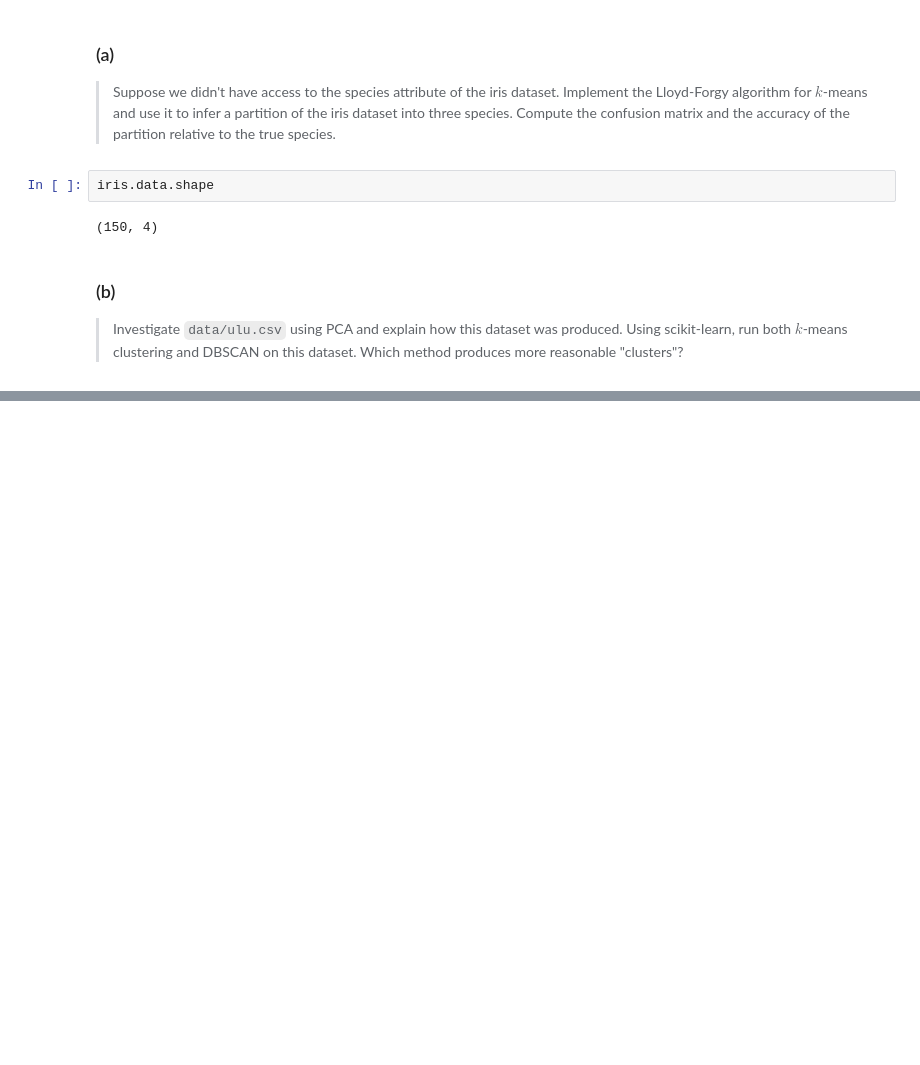
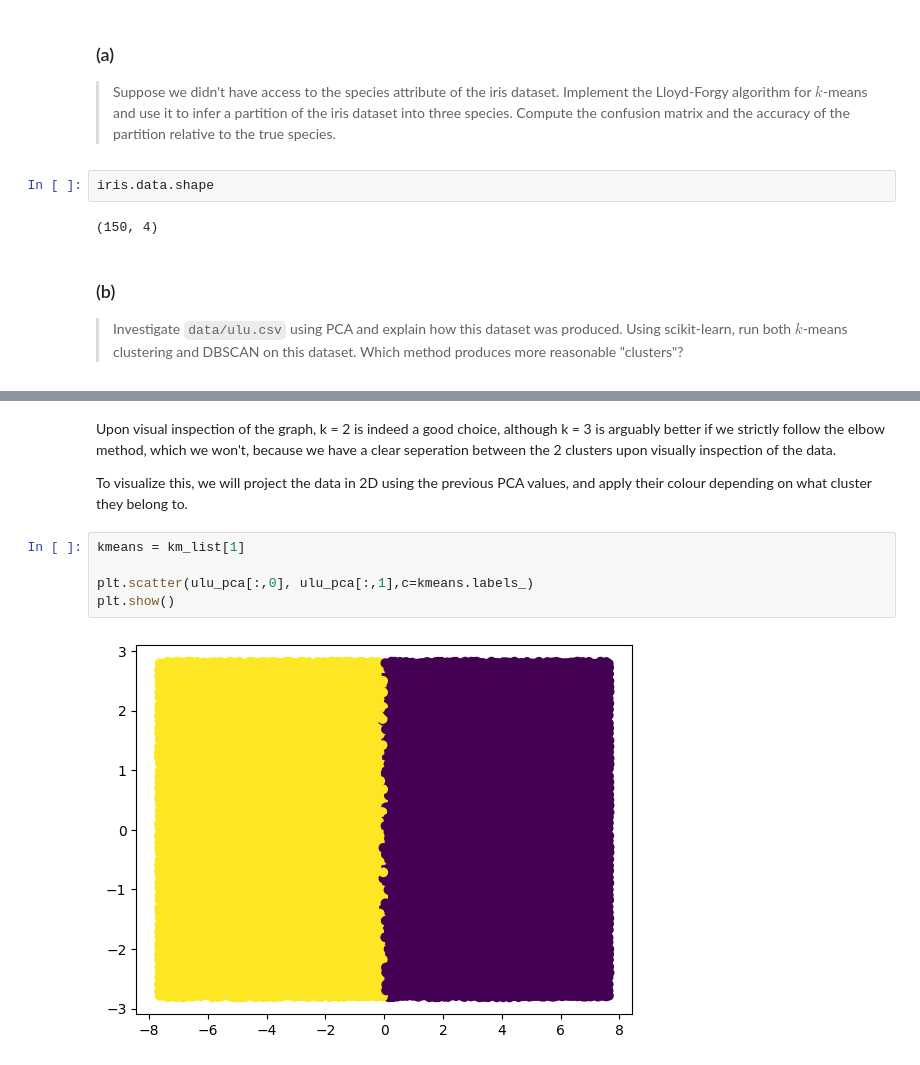
Before and after one commit to OFCLeoS/iml_2026, a Jupyter notebook: homework_1.ipynb, the cells around one changed output, grey strips where cells are left out. Saved outputs shown, nothing was run; the diff lists cells and outputs as text; blank space fills up the shorter version.

```diff
--- a/homework_1.ipynb
+++ b/homework_1.ipynb
@@ -126,0 +174,11 @@ print(d_labels)
+# %% [markdown]
+Upon visual inspection of the graph, k = 2 is indeed a good choice, although k = 3 is arguably better if we strictly follow the elbow method, which we won't, because we have a clear seperation between the 2 clusters upon visually inspection of the data.
+
+To visualize this, we will project the data in 2D using the previous PCA values, and apply their colour depending on what cluster they belong to.
+# %%
+kmeans = km_list[1]
+
+plt.scatter(ulu_pca[:,0], ulu_pca[:,1],c=kmeans.labels_)
+plt.show()
+# %% [output]
+[figure, added]
```
Also changed, not shown: parts of 21 cells of this notebook, 4 other files.
